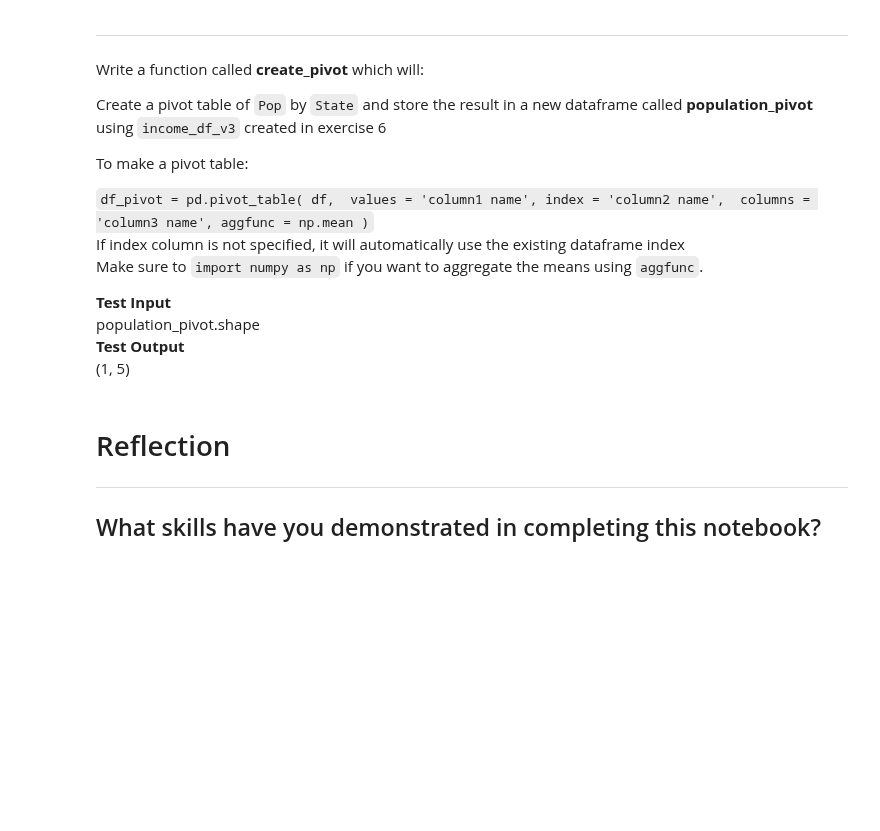
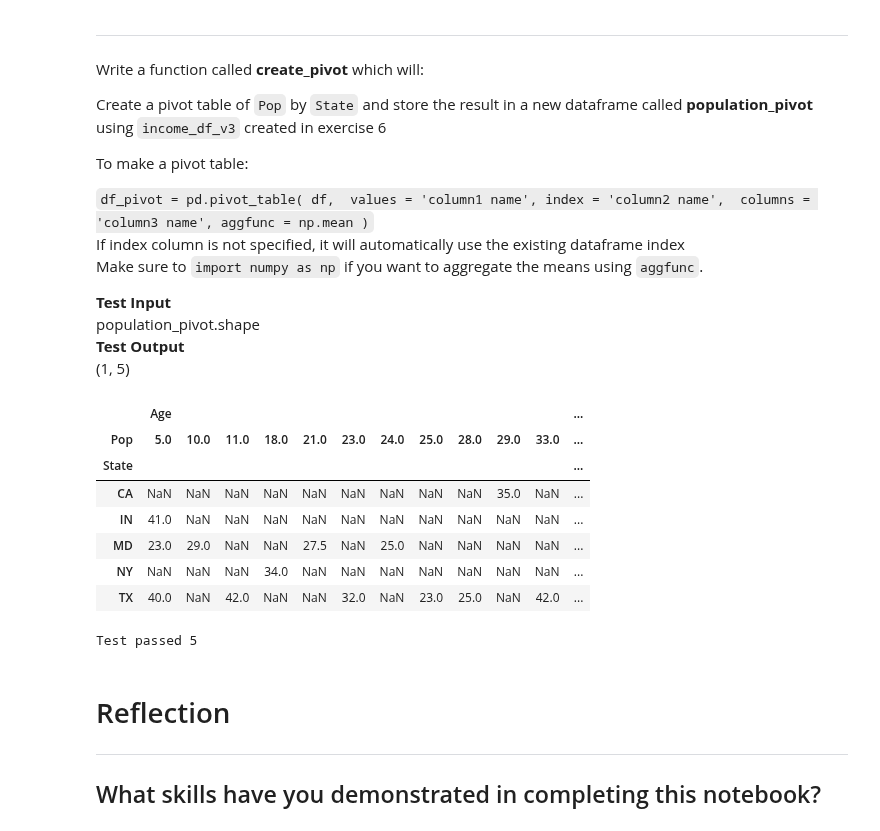
Before and after one commit to mrsferret/Code-Division, a Jupyter notebook: Worksheets/4_Wrangle_the_data.ipynb, the cells around one changed output. Drawn from its saved outputs; the diff is of its cells as text; code cells hidden in the pictures; blank space fills up the shorter version.

```diff
--- a/Worksheets/4_Wrangle_the_data.ipynb
+++ b/Worksheets/4_Wrangle_the_data.ipynb
@@ -499,26 +507,40 @@ population_pivot.shape
 **Test Output**
 (1, 5)
 # %%
+import numpy as np
+import pandas as pd
 
 def create_pivot(df):
   #add code below which creates a pivot table of Pop and State
-
+  #df_pivot = pd.pivot_table( df, values = 'Pop', index = 'State', columns = 'Pop', aggfunc = np.mean )
+  df_pivot = pd.pivot_table( df, index = 'State', columns = 'Pop', aggfunc = np.mean )
+  display (df_pivot)
   return df_pivot
 
 
 
 #save series in a new variable
 population_pivot = create_pivot(income_df_v3)
 
 
 # This will run and test your code to see if your new series is the correct length
 actual = len(population_pivot)
 expected = 5
 
 if actual == expected:
   print("Test passed", actual)
 else:
   print("Test failed expected", expected, "got", actual)
+# %% [output]
+|  | Age |  |  |  |  |  |  |  |  |  |  | ... |
+| Pop | 5.0 | 10.0 | 11.0 | 18.0 | 21.0 | 23.0 | 24.0 | 25.0 | 28.0 | 29.0 | 33.0 | ... |
+| State |  |  |  |  |  |  |  |  |  |  |  | ... |
+| CA | NaN | NaN | NaN | NaN | NaN | NaN | NaN | NaN | NaN | 35.0 | NaN | ... |
+| IN | 41.0 | NaN | NaN | NaN | NaN | NaN | NaN | NaN | NaN | NaN | NaN | ... |
+| MD | 23.0 | 29.0 | NaN | NaN | 27.5 | NaN | 25.0 | NaN | NaN | NaN | NaN | ... |
+| NY | NaN | NaN | NaN | 34.0 | NaN | NaN | NaN | NaN | NaN | NaN | NaN | ... |
+| TX | 40.0 | NaN | 42.0 | NaN | NaN | 32.0 | NaN | 23.0 | 25.0 | NaN | 42.0 | ... |
+Test passed 5
 # %% [markdown]
 # Reflection
 ----
```
Also changed, not shown: parts of 1 cell of this notebook.
